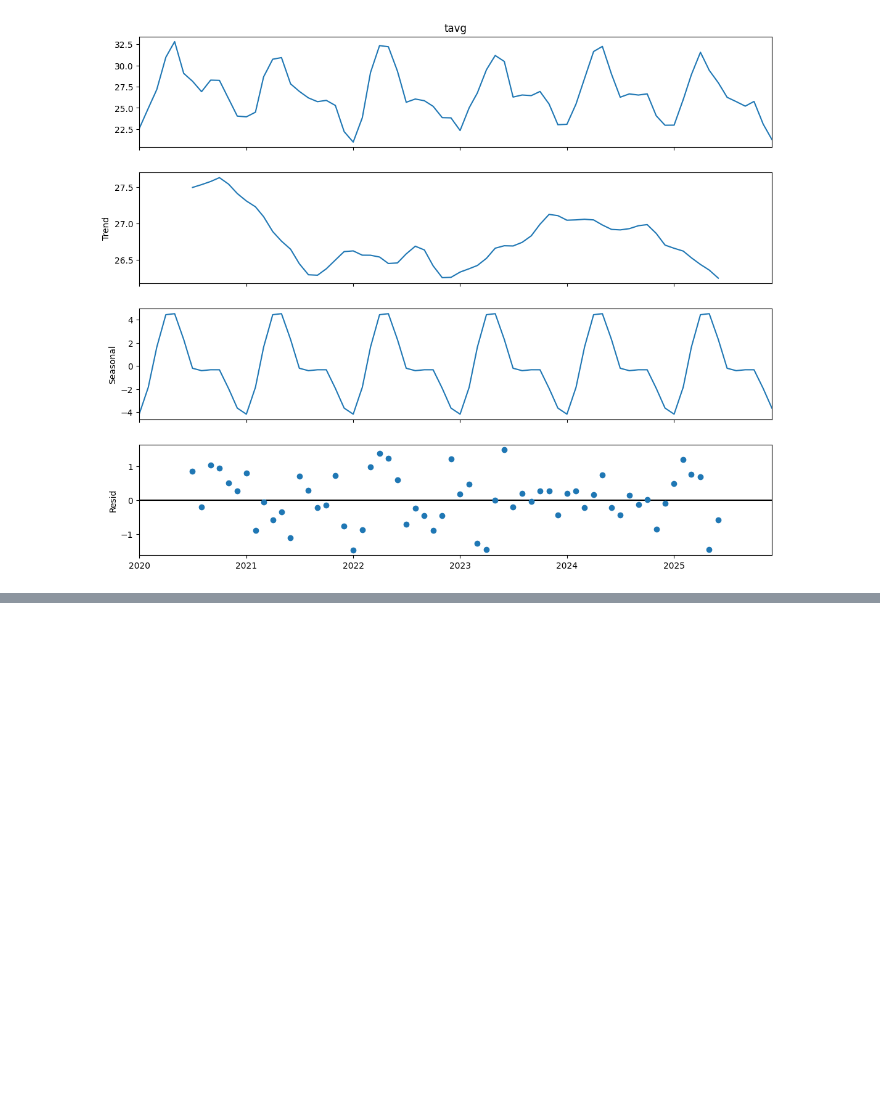
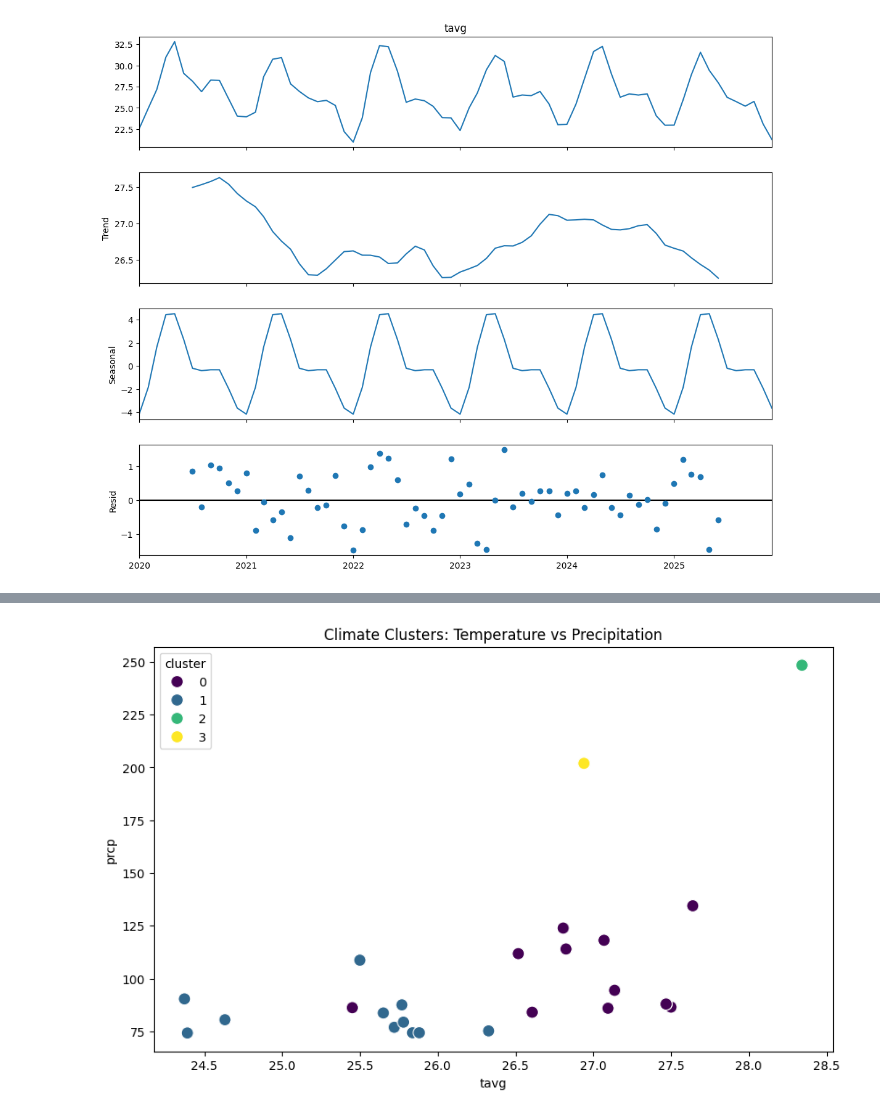
Before and after one commit to AvaneeshKad/Maharashtra-Climate-Data-Analysis, a Jupyter notebook: MaharashtraClimate.ipynb, the cells around one changed output, grey strips where cells are left out. Drawn from its saved outputs; the diff is of its cells as text; code cells hidden in the pictures; blank space fills up the shorter version.

```diff
--- a/MaharashtraClimate.ipynb
+++ b/MaharashtraClimate.ipynb
@@ -143,0 +136,27 @@ KeyError: 'date'
+# %%
+from sklearn.cluster import KMeans
+from sklearn.preprocessing import StandardScaler
+
+# Aggregate by city to get their 'climate fingerprint'
+city_profiles = df_clean.groupby('city').agg({
+    'tavg': 'mean',
+    'prcp': 'mean',
+    'pres': 'mean'
+}).reset_index()
+
+# 1. Scale the features (Crucial for K-Means)
+scaler = StandardScaler()
+scaled_data = scaler.fit_transform(city_profiles[['tavg', 'prcp', 'pres']])
+
+# 2. Cluster the cities into 4 distinct groups
+kmeans = KMeans(n_clusters=4, random_state=42)
+city_profiles['cluster'] = kmeans.fit_predict(scaled_data)
+
+# 3. Visualize the clusters
+import seaborn as sns
+plt.figure(figsize=(10,6))
+sns.scatterplot(data=city_profiles, x='tavg', y='prcp', hue='cluster', palette='viridis', s=100)
+plt.title('Climate Clusters: Temperature vs Precipitation')
+plt.show()
+# %% [output]
+[figure, added]
```
Also changed, not shown: parts of 5 cells of this notebook.
